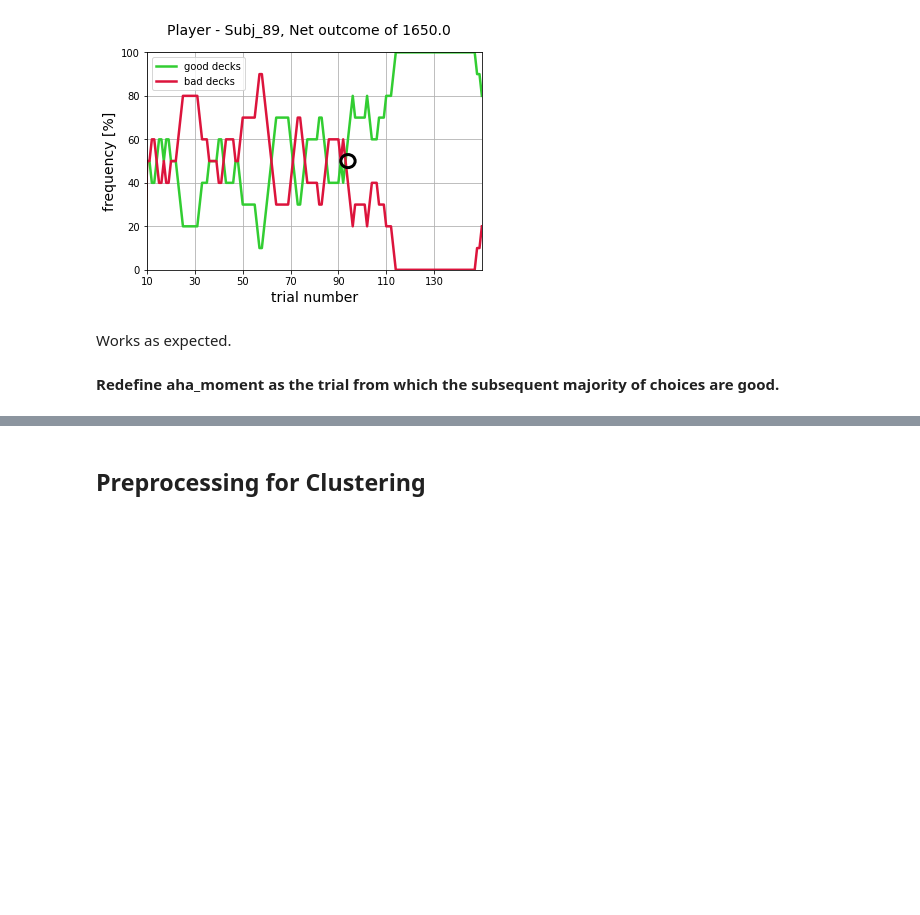
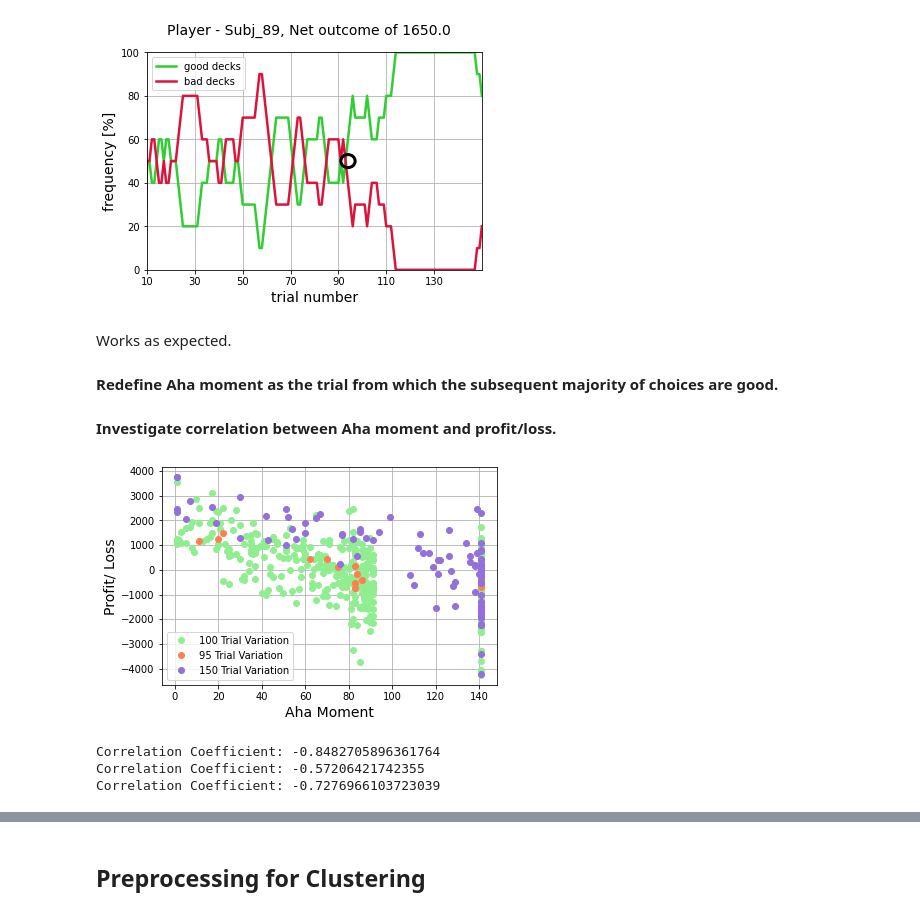
Before and after one commit to murphn88/ca4015-assignment-1, a Jupyter notebook: book/_build/jupyter_execute/data_exploration.ipynb, the cells around one changed output, grey strips where cells are left out. Drawn from its saved outputs; the diff is of its cells as text; code cells hidden in the pictures; blank space fills up the shorter version.

Commit message:
reformatted data_exploration, more reader friendly

```diff
--- a/book/_build/jupyter_execute/data_exploration.ipynb
+++ b/book/_build/jupyter_execute/data_exploration.ipynb
@@ -216,0 +219,12 @@ Decks A and B have negative net outcomes, while decks C and D have positive net
+# %%
+print("{:} | {:}  | {:}".format('choice_95 average outcome', 'choice_100 average outcome', 'choice_150 average outcome'))
+print('-' * 85)
+
+decks = ['A', 'B', 'C', 'D']
+for i in range (1,5):
+    deck = decks[i-1]
+    avg_out_95 = net_95[data['choice_95'].isin([i])].fillna(0).values.sum() / data['choice_95'].stack().value_counts().sort_index()[i]
+    avg_out_100 = net_100[data['choice_100'].isin([i])].fillna(0).values.sum() / data['choice_100'].stack().value_counts().sort_index()[i]
+    avg_out_150 = net_150[data['choice_150'].isin([i])].fillna(0).values.sum() / data['choice_150'].stack().value_counts().sort_index()[i]
+
+    print("deck {:}: {:10.2f} \t  | deck {:}: {:11.2f} \t| deck {:}: {:10.2f}".format(deck, avg_out_95, deck, avg_out_100, deck, avg_out_150))
@@ -382,6 +405,27 @@ plt.show()
 # %% [markdown]
 Works as expected.
 # %% [markdown]
-**Redefine aha_moment as the trial from which the subsequent majority of choices are good.**
+**Redefine Aha moment as the trial from which the subsequent majority of choices are good.**
 # %%
 aha_moments = [aha_moment - 9 for aha_moment in aha_moments]
+# %% [markdown]
+**Investigate correlation between Aha moment and profit/loss.**
+# %%
+plt.plot(aha_moments[1],cum_out_100['Trial_100'],'o', color = 'lightgreen', label = '100 Trial Variation')
+plt.plot(aha_moments[0],cum_out_95['Trial_95'],'o', color = 'coral', label = '95 Trial Variation')
+plt.plot(aha_moments[2],cum_out_150['Trial_150'],'o', color = 'mediumpurple', label = '150 Trial Variation')
+plt.legend()
+plt.xlabel('Aha Moment', fontsize = 14)
+plt.ylabel('Profit/ Loss', fontsize = 14)
+plt.grid()
+plt.show()
+# %% [output]
+[figure, added]
+# %%
+print('Correlation Coefficient:', np.corrcoef(aha_moments[0].AhaMoment.tolist(), cum_out_95['Trial_95'].tolist())[0][1])
+print('Correlation Coefficient:', np.corrcoef(aha_moments[1].AhaMoment.tolist(), cum_out_100['Trial_100'].tolist())[0][1])
+print('Correlation Coefficient:', np.corrcoef(aha_moments[2].AhaMoment.tolist(), cum_out_150['Trial_150'].tolist())[0][1])
+# %% [output]
+Correlation Coefficient: -0.8482705896361764
+Correlation Coefficient: -0.57206421742355
+Correlation Coefficient: -0.7276966103723039
```
Also changed, not shown: parts of 21 cells of this notebook, 26 other files.
